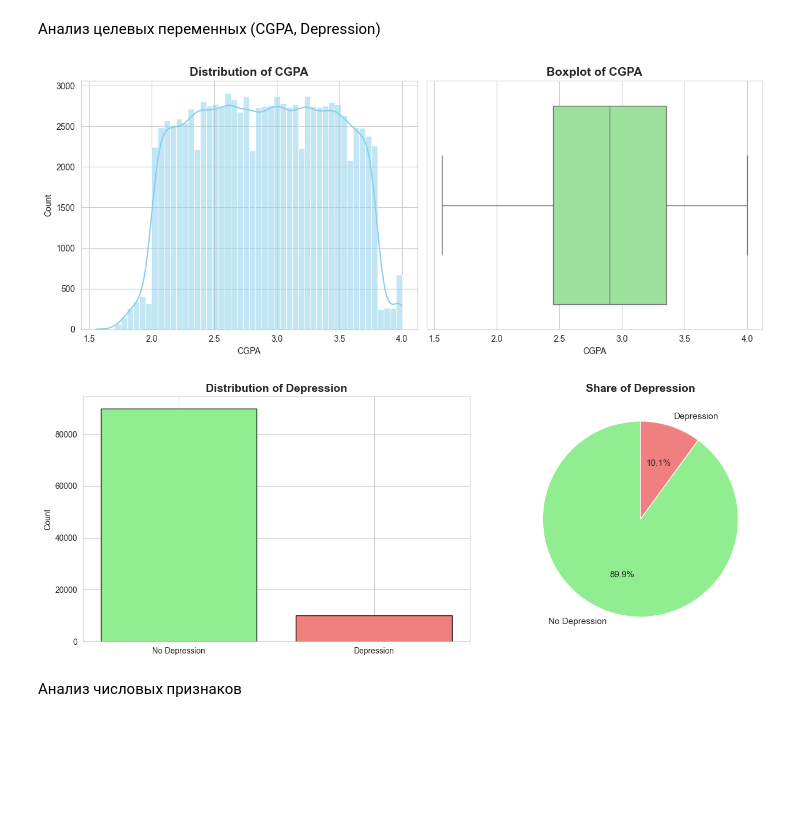
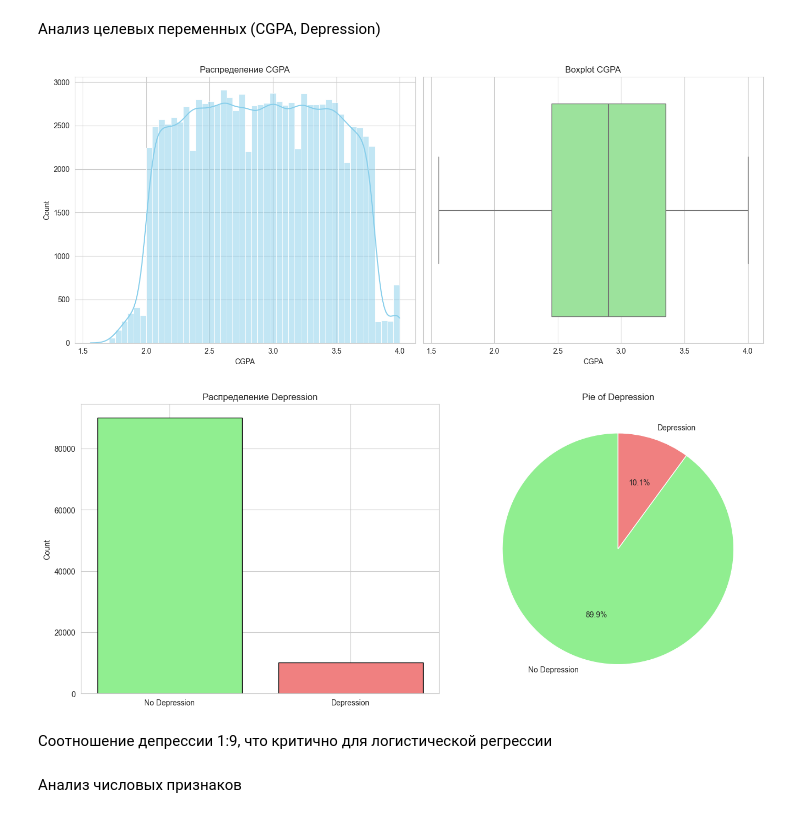
Before and after one commit to skyber20/frameworks, a Jupyter notebook: lab1/lab1.ipynb, the cells around one changed output. Drawn from its saved outputs; the diff is of its cells as text; code cells hidden in the pictures; blank space fills up the shorter version.

```diff
--- a/lab1/lab1.ipynb
+++ b/lab1/lab1.ipynb
@@ -89,46 +91,43 @@ df.shape
 Анализ целевых переменных (CGPA, Depression)
 # %%
 def analyze_target(df):
-    fig, axes = plt.subplots(1, 2, figsize=(12, 5))
+    fig, axes = plt.subplots(1, 2, figsize=(14, 6))
 
-    # Histogram
     sns.histplot(df['CGPA'], kde=True, color='skyblue', bins=50, ax=axes[0])
-    axes[0].set_title('Distribution of CGPA', fontsize=14, fontweight='bold')
+    axes[0].set_title('Распределение CGPA')
     axes[0].set_xlabel('CGPA')
     axes[0].set_ylabel('Count')
 
-    # Boxplot
     sns.boxplot(x=df['CGPA'], color='lightgreen', ax=axes[1])
-    axes[1].set_title('Boxplot of CGPA', fontsize=14, fontweight='bold')
+    axes[1].set_title('Boxplot CGPA')
     axes[1].set_xlabel('CGPA')
 
     plt.tight_layout()
     plt.show()
 
-    fig, axes = plt.subplots(1, 2, figsize=(14, 5))
+    fig, axes = plt.subplots(1, 2, figsize=(14, 6))
 
-    # Bar plot
     labels = ['No Depression', 'Depression']
     depression_counts = df['Depression'].value_counts()
     values = [depression_counts.get(False), depression_counts.get(True)]
     colors = ['lightgreen', 'lightcoral']
     bars = axes[0].bar(labels, values, color=colors, edgecolor='black')
-    axes[0].set_title('Distribution of Depression', fontsize=14, fontweight='bold')
+    axes[0].set_title('Распределение Depression')
     axes[0].set_ylabel('Count')
 
-    # Pie
-    axes[1].pie(values, labels=labels, autopct='%1.1f%%', colors=colors, startangle=90,
-                textprops={'fontsize': 11})
-    axes[1].set_title('Share of Depression', fontsize=14, fontweight='bold')
+    axes[1].pie(values, labels=labels, autopct='%1.1f%%', colors=colors, startangle=90)
+    axes[1].set_title('Pie of Depression')
 
     plt.tight_layout()
     plt.show()
 
 
 analyze_target(df)
 # %% [output]
-[figure, old version]
+[figure, new version]
-[figure, old version]
+[figure, new version]
+# %% [markdown]
+Соотношение депрессии 1:9, что критично для логистической регрессии
 # %% [markdown]
 Анализ числовых признаков
 # %%
```
Also changed, not shown: parts of 31 cells of this notebook.
